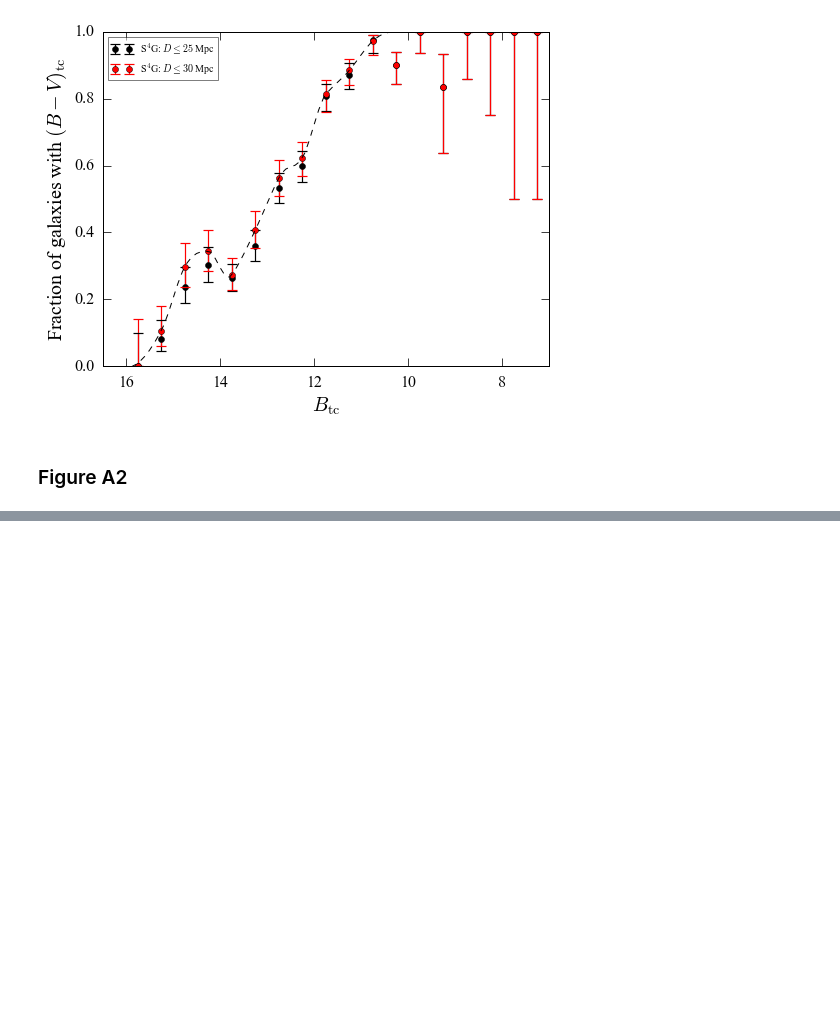
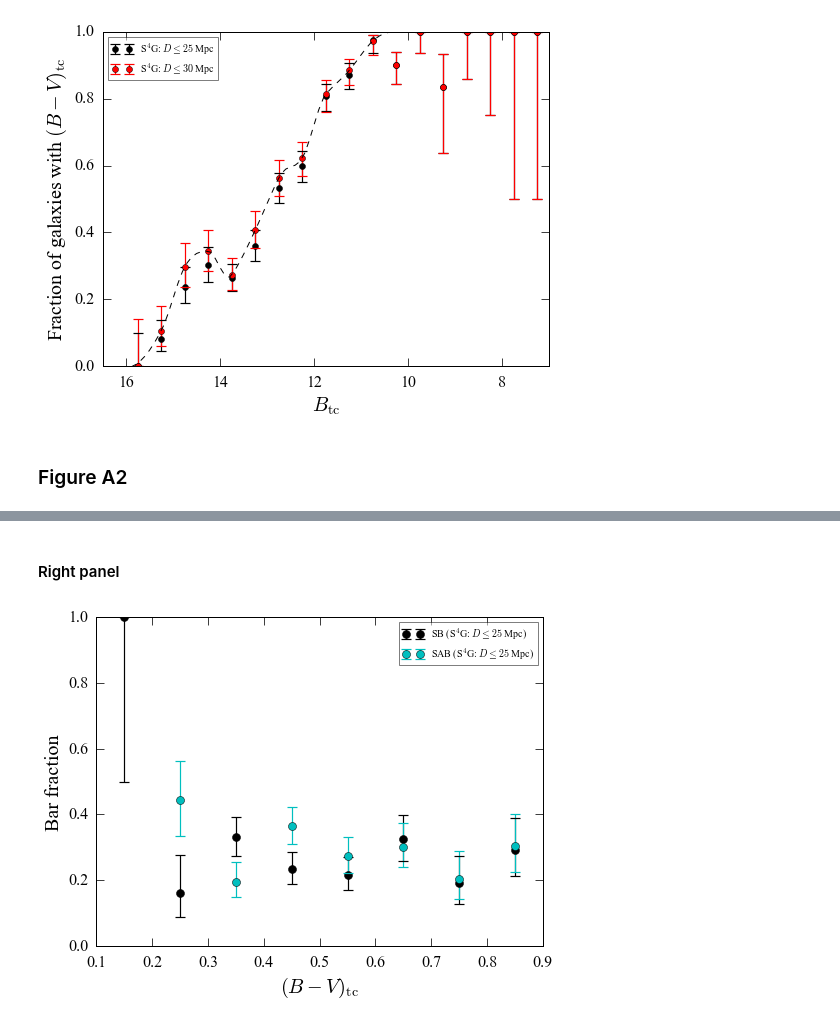
Before and after one commit to perwin/s4g_barfractions, a Jupyter notebook: s4gbars_main.ipynb, the cells around one changed output, grey strips where cells are left out. Cells and saved outputs as stored; diff of their text form; code cells hidden in the pictures; blank space fills up the shorter version.

```diff
--- a/s4gbars_main.ipynb
+++ b/s4gbars_main.ipynb
@@ -613,0 +630,17 @@ if savePlots: savefig(plotDir+"f_bmv-vs-btc-with-spline.pdf")
+# %% [markdown]
+#### Right panel
+# %%
+ww25 = s4gdata.weight_BmVtc * s4gdata.w25
+ww30 = s4gdata.weight_BmVtc * s4gdata.w30
+
+pu.PlotFrequencyWithWeights(s4gdata.BmV_tc, ww25, ii_SB_limited1_m8_5, ii_nonSB_limited1_m8_5, -0.2,1,0.1, fmt='ko', ms=8, label="SB ("+ss1+")")
+pu.PlotFrequencyWithWeights(s4gdata.BmV_tc, ww30, ii_SAB_limited1_m8_5, ii_nonSAB_limited1_m8_5, -0.2,1,0.1, fmt='co', ms=8, noErase=True, label="SAB ("+ss1+")")
+plt.ylim(0,1)
+plt.xlabel(xtBmV_tc)
+plt.ylabel('Bar fraction')
+legend(loc="upper right", fontsize=10, framealpha=0.5)
+# push bottom of plot upwards so that x-axis label isn't clipped in PDF output
+plt.subplots_adjust(bottom=0.14)
+if savePlots: plt.savefig(plotDir+"fSB-fSAB-vs-BmV_corrected.pdf")
+# %% [output]
+[figure, added]
```
Also changed, not shown: parts of 6 cells of this notebook, 1 other file.
